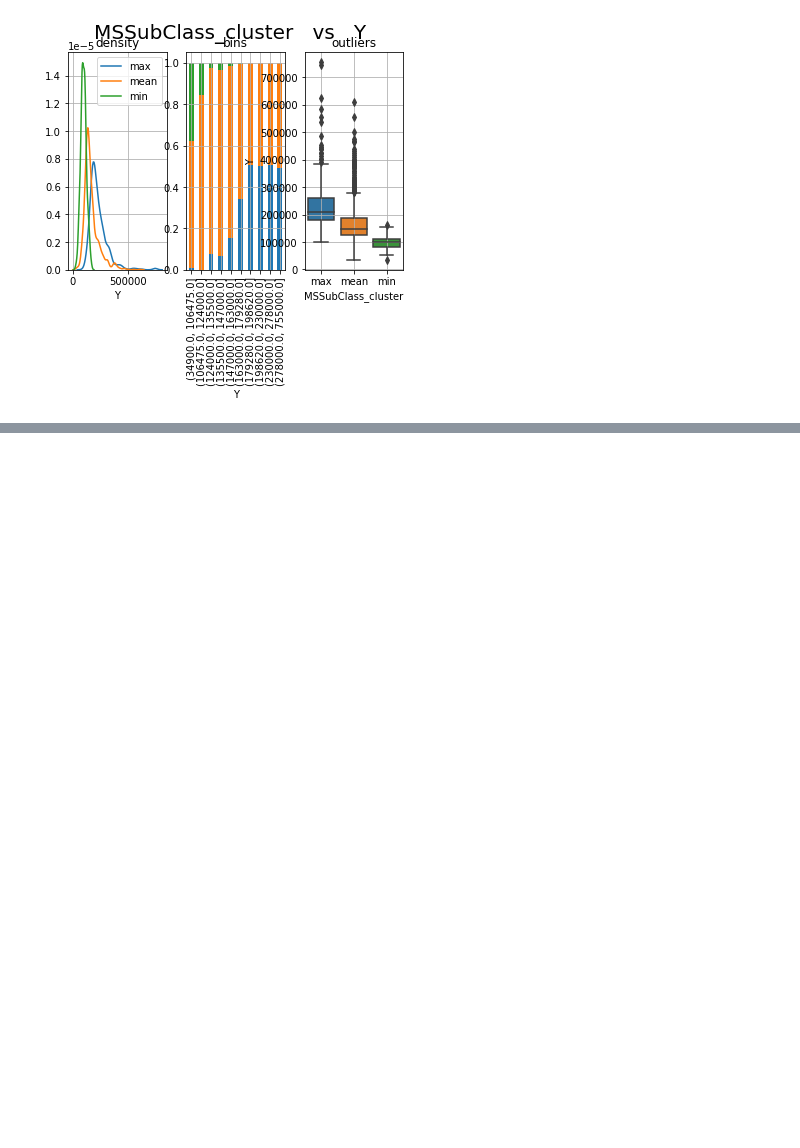
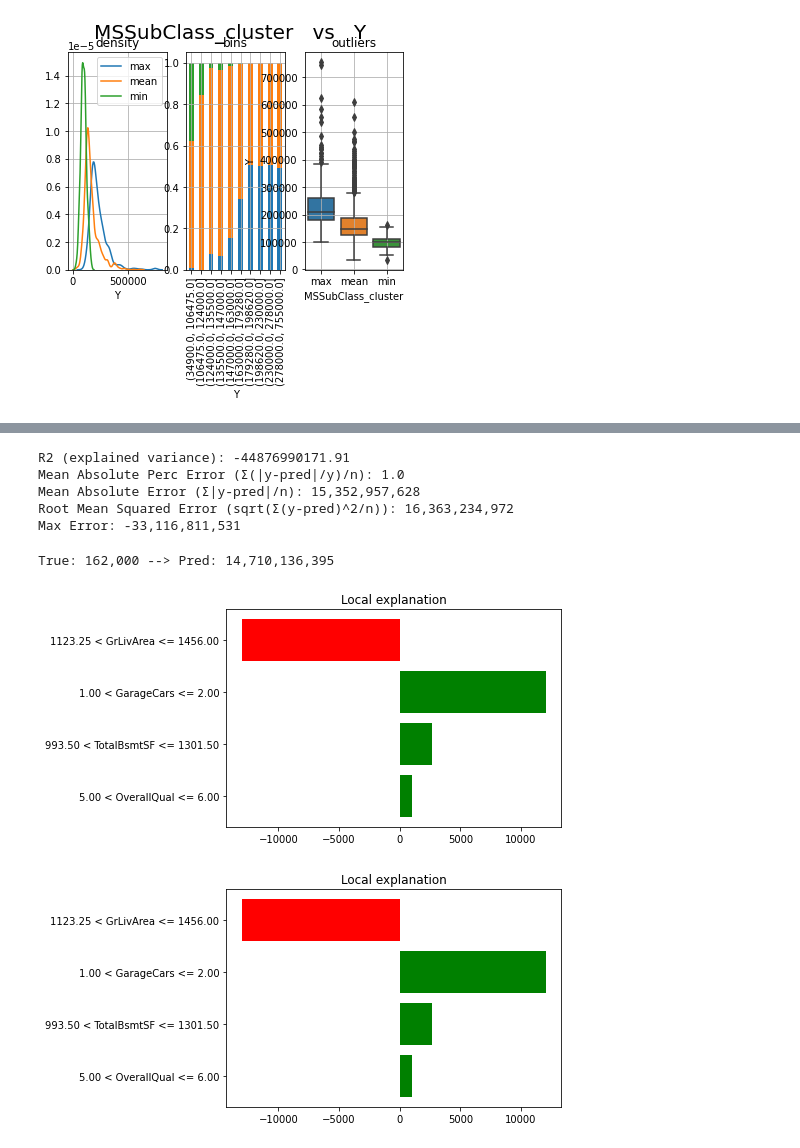
Before and after one commit to ashkmason/house-prices-maching-learning-project, a Jupyter notebook: house_price_machinelearning_project.ipynb, the cells around one changed output, grey strips where cells are left out. Saved outputs shown, nothing was run; the diff lists cells and outputs as text; code cells hidden in the pictures; blank space fills up the shorter version.

```diff
--- a/house_price_machinelearning_project.ipynb
+++ b/house_price_machinelearning_project.ipynb
@@ -226,0 +361,5 @@ plt.show()
+# %%
+## train
+model.fit(X_train, y_train)
+## test
+predicted = model.predict(X_test)
@@ -226,0 +369,18 @@ plt.show()
+# %%
+## Kpi
+print("R2 (explained variance):", round(metrics.r2_score(y_test, predicted), 2))
+print("Mean Absolute Perc Error (Σ(|y-pred|/y)/n):", round(np.mean(np.abs((y_test-predicted)/predicted)), 2))
+print("Mean Absolute Error (Σ|y-pred|/n):", "{:,.0f}".format(metrics.mean_absolute_error(y_test, predicted)))
+print("Root Mean Squared Error (sqrt(Σ(y-pred)^2/n)):", "{:,.0f}".format(np.sqrt(metrics.mean_squared_error(y_test, predicted))))
+## residuals
+residuals = y_test - predicted
+max_error = max(residuals) if abs(max(residuals)) > abs(min(residuals)) else min(residuals)
+max_idx = list(residuals).index(max(residuals)) if abs(max(residuals)) > abs(min(residuals)) else list(residuals).index(min(residuals))
+max_true, max_pred = y_test[max_idx], predicted[max_idx]
+print("Max Error:", "{:,.0f}".format(max_error))
+# %% [output]
+R2 (explained variance): -44876990171.91
+Mean Absolute Perc Error (Σ(|y-pred|/y)/n): 1.0
+Mean Absolute Error (Σ|y-pred|/n): 15,352,957,628
+Root Mean Squared Error (sqrt(Σ(y-pred)^2/n)): 16,363,234,972
+Max Error: -33,116,811,531
@@ -226,0 +412,11 @@ plt.show()
+# %%
+print("True:", "{:,.0f}".format(y_test[1]), "--> Pred:", "{:,.0f}".format(predicted[1]))
+# %% [output]
+True: 162,000 --> Pred: 14,710,136,395
+# %%
+explainer = lime_tabular.LimeTabularExplainer(training_data=X_train, feature_names=X_names, class_names="Y", mode="regression")
+explained = explainer.explain_instance(X_test[1], model.predict, num_features=10)
+explained.as_pyplot_figure()
+# %% [output]
+[figure, added]
+[figure, added]
```
Also changed, not shown: parts of 14 cells of this notebook.
